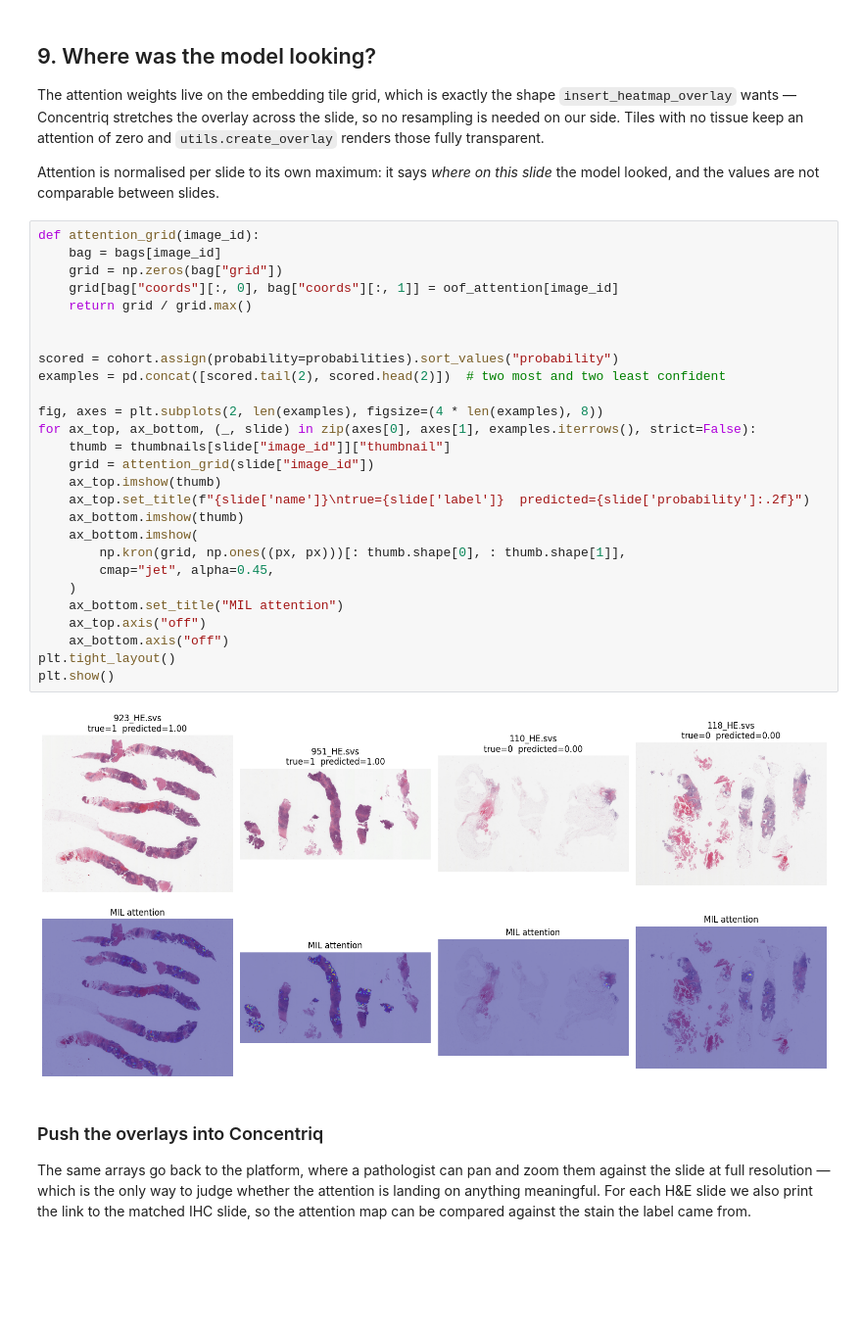
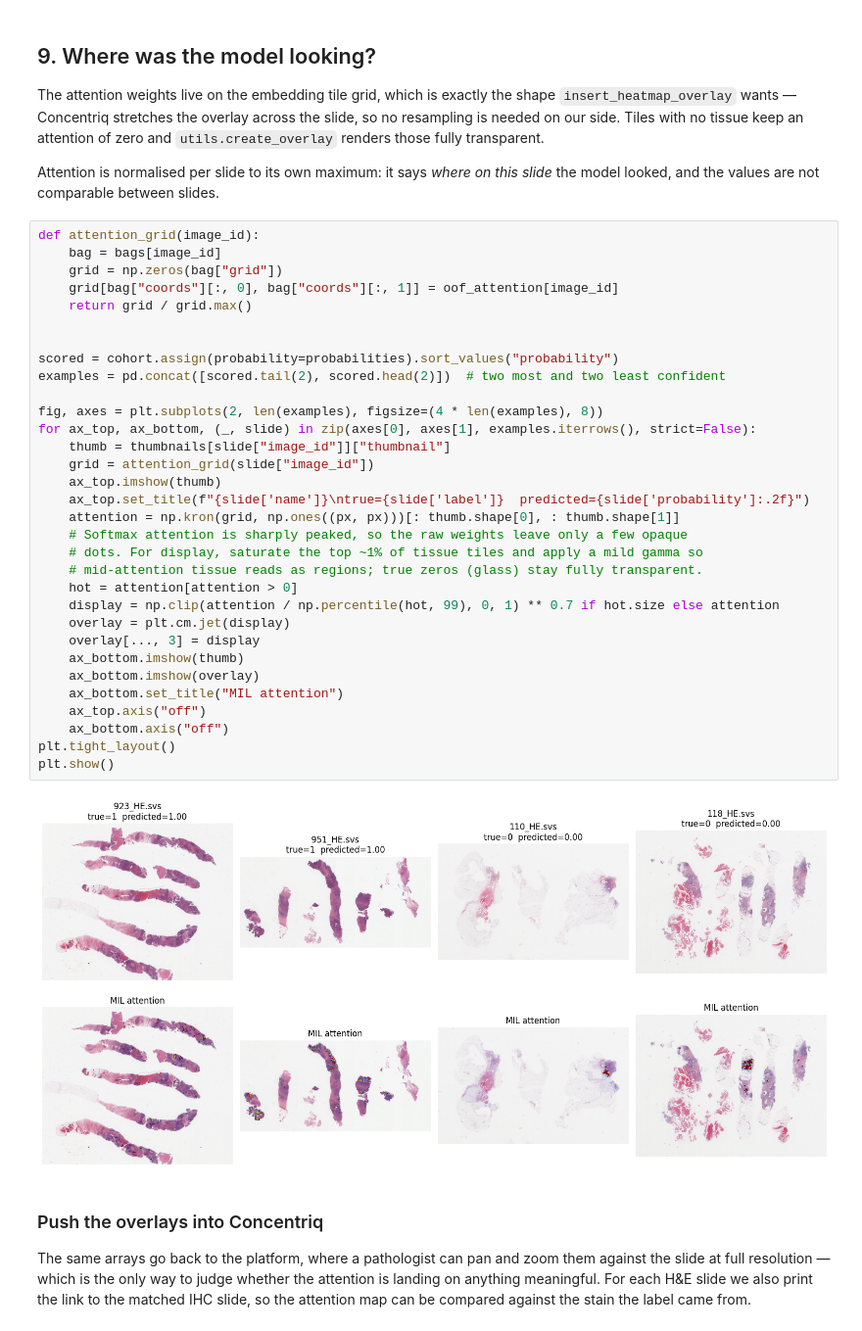
Before and after one commit to Proscia/proscia-ai-tools, a Jupyter notebook: notebooks/mil-pdl1-h-optimus-1.ipynb, the cells around one changed output. Shown at 98% size. Cells and saved outputs as stored; diff of their text form; blank space fills up the shorter version.

```diff
--- a/notebooks/mil-pdl1-h-optimus-1.ipynb
+++ b/notebooks/mil-pdl1-h-optimus-1.ipynb
@@ -633,32 +633,37 @@ model looked, and the values are not comparable between slides.
 # %%
 def attention_grid(image_id):
     bag = bags[image_id]
     grid = np.zeros(bag["grid"])
     grid[bag["coords"][:, 0], bag["coords"][:, 1]] = oof_attention[image_id]
     return grid / grid.max()
 
 
 scored = cohort.assign(probability=probabilities).sort_values("probability")
 examples = pd.concat([scored.tail(2), scored.head(2)])  # two most and two least confident
 
 fig, axes = plt.subplots(2, len(examples), figsize=(4 * len(examples), 8))
 for ax_top, ax_bottom, (_, slide) in zip(axes[0], axes[1], examples.iterrows(), strict=False):
     thumb = thumbnails[slide["image_id"]]["thumbnail"]
     grid = attention_grid(slide["image_id"])
     ax_top.imshow(thumb)
     ax_top.set_title(f"{slide['name']}\ntrue={slide['label']}  predicted={slide['probability']:.2f}")
+    attention = np.kron(grid, np.ones((px, px)))[: thumb.shape[0], : thumb.shape[1]]
+    # Softmax attention is sharply peaked, so the raw weights leave only a few opaque
+    # dots. For display, saturate the top ~1% of tissue tiles and apply a mild gamma so
+    # mid-attention tissue reads as regions; true zeros (glass) stay fully transparent.
+    hot = attention[attention > 0]
+    display = np.clip(attention / np.percentile(hot, 99), 0, 1) ** 0.7 if hot.size else attention
+    overlay = plt.cm.jet(display)
+    overlay[..., 3] = display
     ax_bottom.imshow(thumb)
-    ax_bottom.imshow(
-        np.kron(grid, np.ones((px, px)))[: thumb.shape[0], : thumb.shape[1]],
-        cmap="jet", alpha=0.45,
-    )
+    ax_bottom.imshow(overlay)
     ax_bottom.set_title("MIL attention")
     ax_top.axis("off")
     ax_bottom.axis("off")
 plt.tight_layout()
 plt.show()
 # %% [output]
-[figure, old version]
+[figure, new version]
 # %% [markdown]
 ### Push the overlays into Concentriq
 
```
Also changed, not shown: 1 other file.
